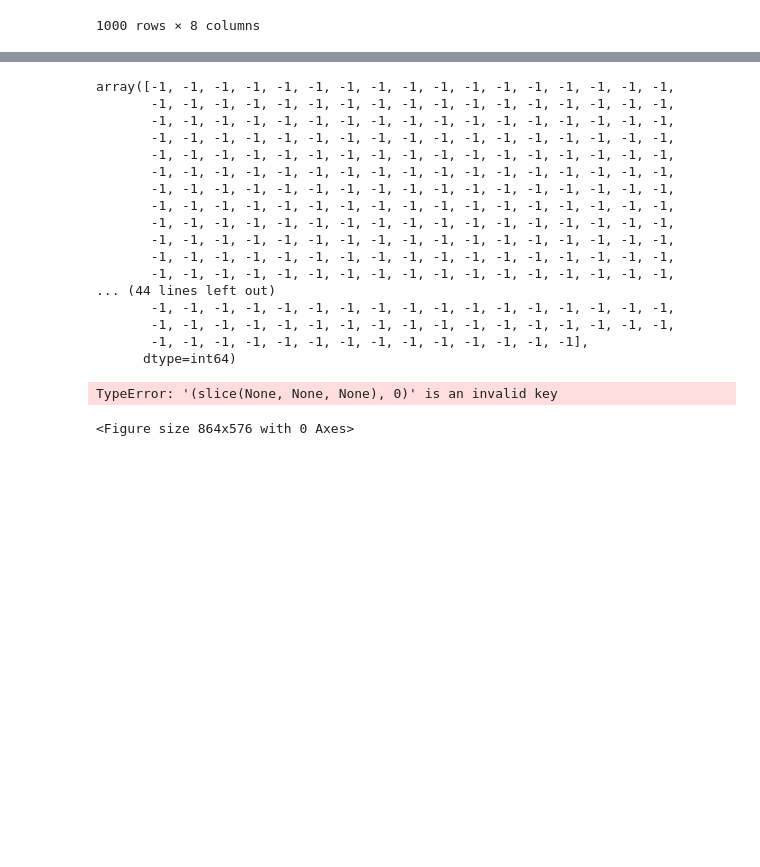
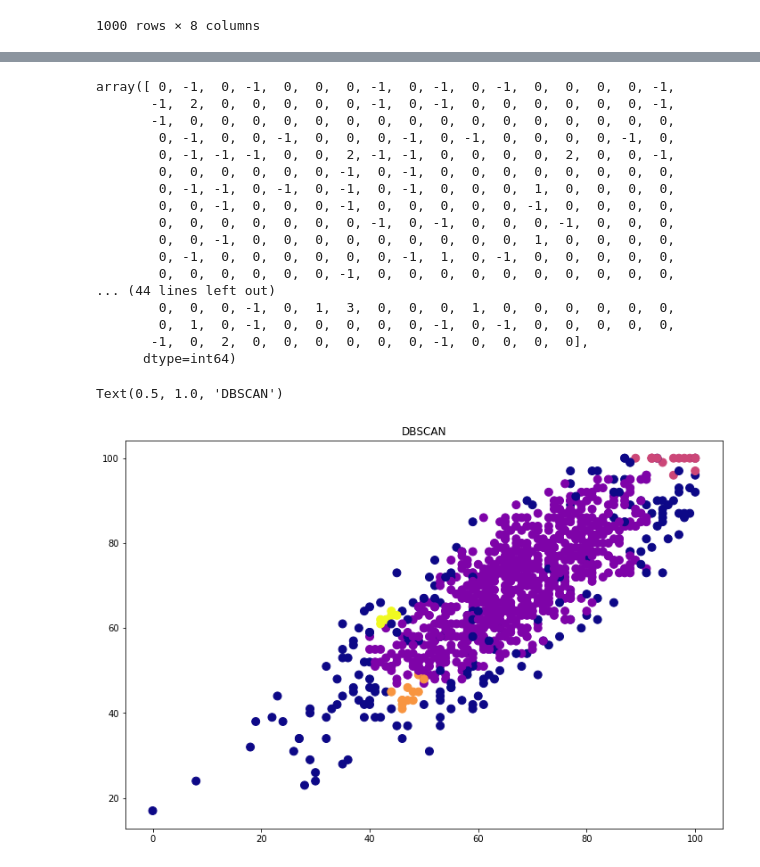
Before and after one commit to himanshu-gautam-git/ML-projects, a Jupyter notebook: Project 3 Student Performance.ipynb, the cells around one changed output, grey strips where cells are left out. Saved outputs shown, nothing was run; the diff lists cells and outputs as text; code cells hidden in the pictures; blank space fills up the shorter version.

```diff
--- a/Project 3 Student Performance.ipynb
+++ b/Project 3 Student Performance.ipynb
@@ -212,3 +195,6 @@ X
 from sklearn.cluster import DBSCAN
 dbscan = DBSCAN(eps=0.7, min_samples = 8)
 clusters = dbscan.fit_predict(X)
+# %%
+X=dataset.iloc[:,[5,6,7]].values
+X
@@ -215,29 +209,30 @@ clusters = dbscan.fit_predict(X)
+# %%
+dbscan=DBSCAN(eps = 4, min_samples = 8)
+clusters=dbscan.fit_predict(X)
 # %%
-clusters[:1000]
+clusters
 # %% [output]
-array([-1, -1, -1, -1, -1, -1, -1, -1, -1, -1, -1, -1, -1, -1, -1, -1, -1,
-       -1, -1, -1, -1, -1, -1, -1, -1, -1, -1, -1, -1, -1, -1, -1, -1, -1,
-       -1, -1, -1, -1, -1, -1, -1, -1, -1, -1, -1, -1, -1, -1, -1, -1, -1,
-       -1, -1, -1, -1, -1, -1, -1, -1, -1, -1, -1, -1, -1, -1, -1, -1, -1,
-       -1, -1, -1, -1, -1, -1, -1, -1, -1, -1, -1, -1, -1, -1, -1, -1, -1,
-       -1, -1, -1, -1, -1, -1, -1, -1, -1, -1, -1, -1, -1, -1, -1, -1, -1,
-       -1, -1, -1, -1, -1, -1, -1, -1, -1, -1, -1, -1, -1, -1, -1, -1, -1,
-       -1, -1, -1, -1, -1, -1, -1, -1, -1, -1, -1, -1, -1, -1, -1, -1, -1,
-       -1, -1, -1, -1, -1, -1, -1, -1, -1, -1, -1, -1, -1, -1, -1, -1, -1,
-       -1, -1, -1, -1, -1, -1, -1, -1, -1, -1, -1, -1, -1, -1, -1, -1, -1,
-       -1, -1, -1, -1, -1, -1, -1, -1, -1, -1, -1, -1, -1, -1, -1, -1, -1,
-       -1, -1, -1, -1, -1, -1, -1, -1, -1, -1, -1, -1, -1, -1, -1, -1, -1,
+array([ 0, -1,  0, -1,  0,  0,  0, -1,  0, -1,  0, -1,  0,  0,  0,  0, -1,
+       -1,  2,  0,  0,  0,  0,  0, -1,  0, -1,  0,  0,  0,  0,  0,  0, -1,
+       -1,  0,  0,  0,  0,  0,  0,  0,  0,  0,  0,  0,  0,  0,  0,  0,  0,
+        0, -1,  0,  0, -1,  0,  0,  0, -1,  0, -1,  0,  0,  0,  0, -1,  0,
+        0, -1, -1, -1,  0,  0,  2, -1, -1,  0,  0,  0,  0,  2,  0,  0, -1,
+        0,  0,  0,  0,  0,  0, -1,  0, -1,  0,  0,  0,  0,  0,  0,  0,  0,
+        0, -1, -1,  0, -1,  0, -1,  0, -1,  0,  0,  0,  1,  0,  0,  0,  0,
+        0,  0, -1,  0,  0,  0, -1,  0,  0,  0,  0,  0, -1,  0,  0,  0,  0,
+        0,  0,  0,  0,  0,  0,  0, -1,  0, -1,  0,  0,  0, -1,  0,  0,  0,
+        0,  0, -1,  0,  0,  0,  0,  0,  0,  0,  0,  0,  1,  0,  0,  0,  0,
+        0, -1,  0,  0,  0,  0,  0,  0, -1,  1,  0, -1,  0,  0,  0,  0,  0,
+        0,  0,  0,  0,  0,  0, -1,  0,  0,  0,  0,  0,  0,  0,  0,  0,  0,
 ... (44 lines left out)
-       -1, -1, -1, -1, -1, -1, -1, -1, -1, -1, -1, -1, -1, -1, -1, -1, -1,
-       -1, -1, -1, -1, -1, -1, -1, -1, -1, -1, -1, -1, -1, -1, -1, -1, -1,
-       -1, -1, -1, -1, -1, -1, -1, -1, -1, -1, -1, -1, -1, -1],
+        0,  0,  0, -1,  0,  1,  3,  0,  0,  0,  1,  0,  0,  0,  0,  0,  0,
+        0,  1,  0, -1,  0,  0,  0,  0,  0, -1,  0, -1,  0,  0,  0,  0,  0,
+       -1,  0,  2,  0,  0,  0,  0,  0,  0, -1,  0,  0,  0,  0],
       dtype=int64)
 # %%
 plt.figure(figsize=(12,8))
-plt.scatter(X[:, 0], X[:, 1])
-plt.xlabel("Math score")
-plt.ylabel("Reading Score")
-plt.title("DBSCAN")
+plt.scatter(X[:, 0], X[:, 1],c=clusters, cmap='plasma',s=80)
+plt.title('DBSCAN')
 # %% [output]
-TypeError: '(slice(None, None, None), 0)' is an invalid key
+Text(0.5, 1.0, 'DBSCAN')
-<Figure size 864x576 with 0 Axes>
+[figure, added]
```
Also changed, not shown: parts of 5 cells of this notebook.
